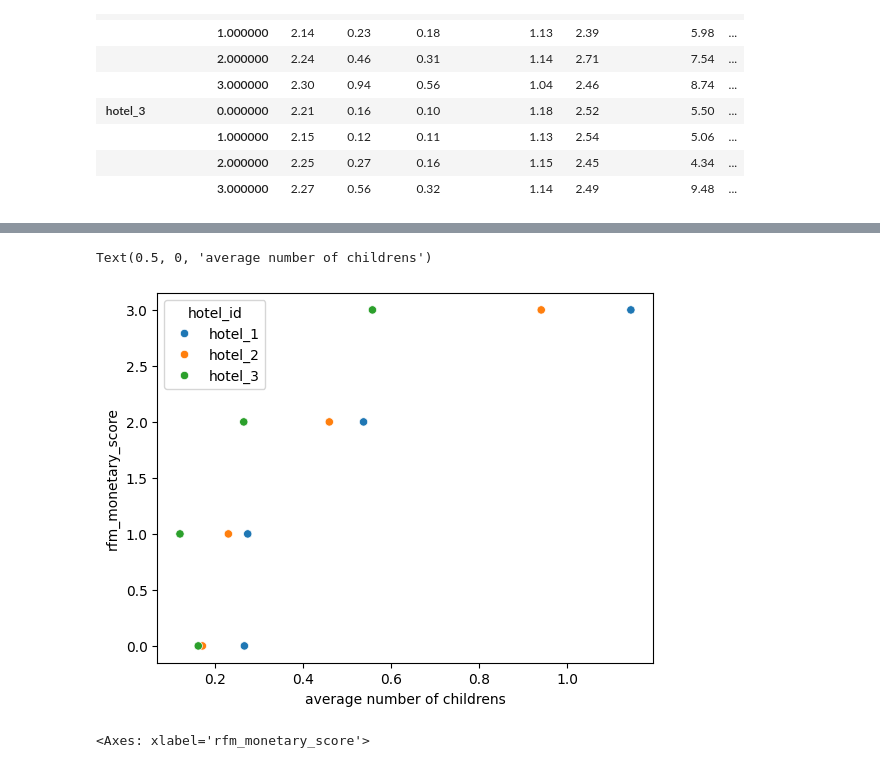
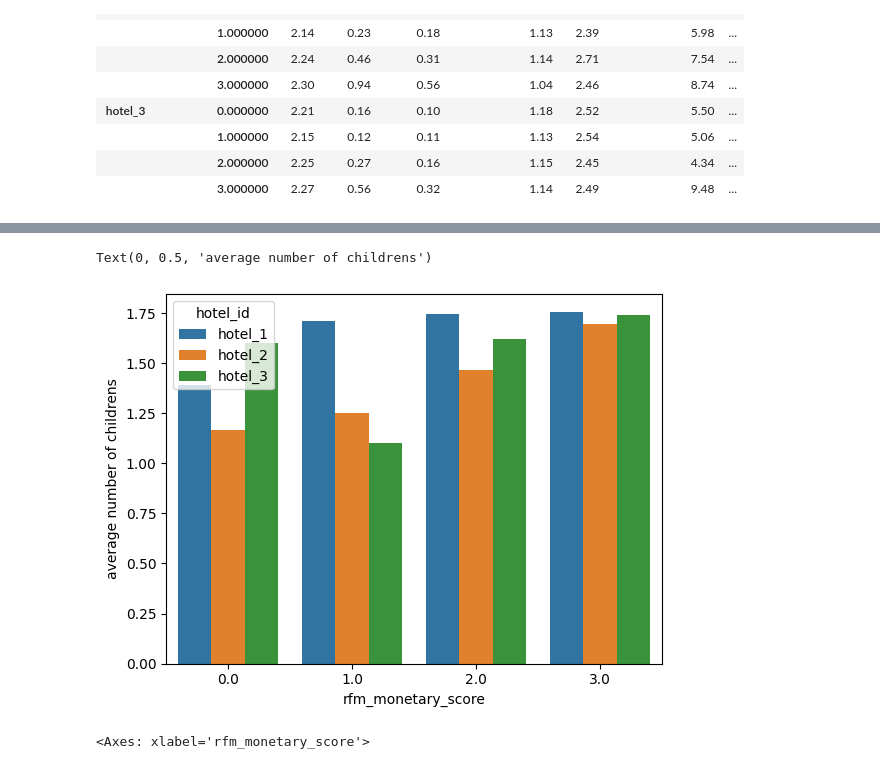
Before and after one commit to roland045/morgens-hotel-data-analysis, a Jupyter notebook: code/04-search-and-bookings-analysis.ipynb, the cells around one changed output, grey strips where cells are left out. Saved outputs shown, nothing was run; the diff lists cells and outputs as text; code cells hidden in the pictures.

```diff
--- a/code/04-search-and-bookings-analysis.ipynb
+++ b/code/04-search-and-bookings-analysis.ipynb
@@ -548,9 +599,9 @@ pd.concat([df[['hotel_id','adults', 'children', 'if_children','sel_num_of_rooms'
 # %%
-sns.scatterplot(data=df[['hotel_id','children','rfm_monetary_score']].groupby(by=['hotel_id','rfm_monetary_score']).mean().reset_index(), y='rfm_monetary_score', x='children', hue='hotel_id')
-plt.xlabel('average number of childrens')
+sns.barplot(data=df[df['if_children']==True][['hotel_id','children','rfm_monetary_score']].groupby(by=['hotel_id','rfm_monetary_score']).mean().reset_index(), x='rfm_monetary_score', y='children', hue='hotel_id')
+plt.ylabel('average number of childrens')
 # %% [output]
-Text(0.5, 0, 'average number of childrens')
+Text(0, 0.5, 'average number of childrens')
-[figure, old version]
+[figure, new version]
 # %%
 test = (hotel1[['if_children','rfm_monetary_score']].groupby(by='rfm_monetary_score').mean()*100).reset_index()
 test['no_if_children'] = 100-test['if_children']
```
Also changed, not shown: parts of 56 cells of this notebook.
